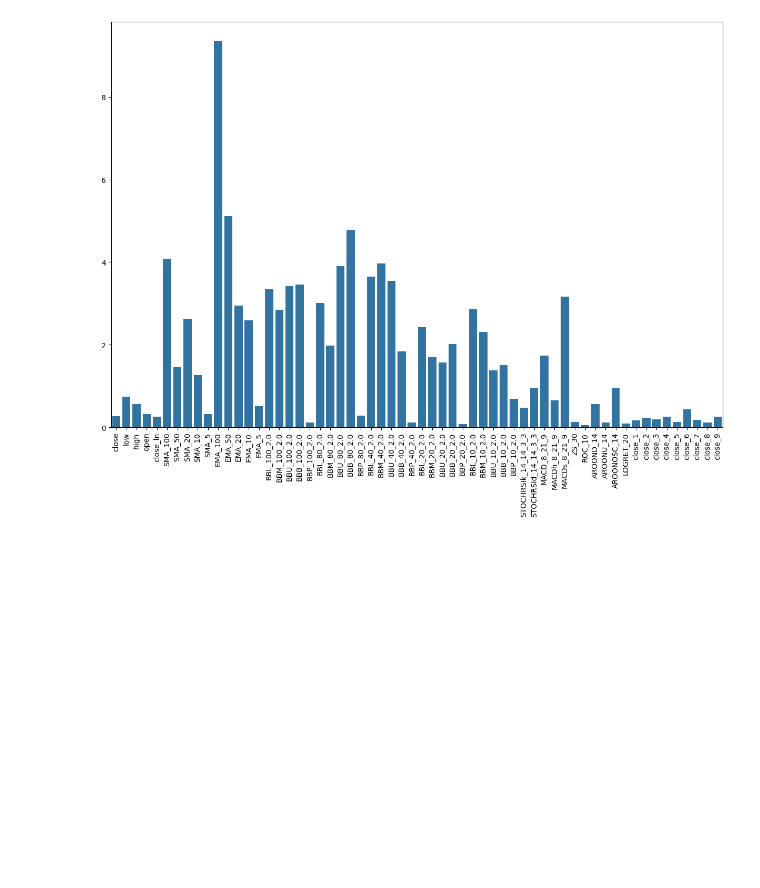
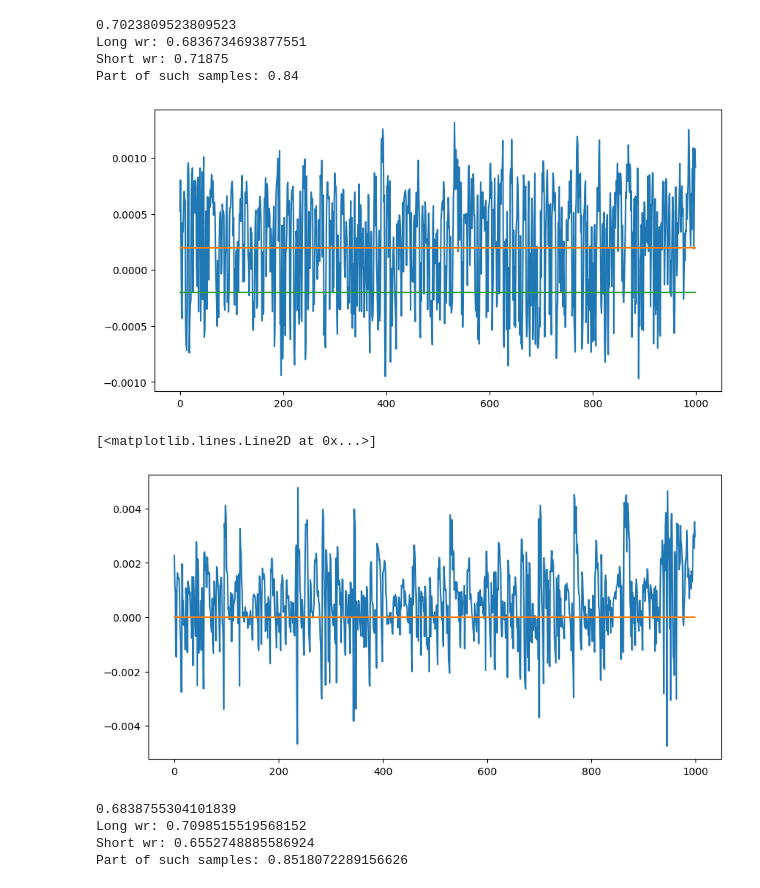
Before and after one commit to Makarov-IA/Projects, a Jupyter notebook: Crypto_series_analysis.ipynb, the cells around one changed output. Saved outputs shown, nothing was run; the diff lists cells and outputs as text; code cells hidden in the pictures; blank space fills up the shorter version.

```diff
--- a/Crypto_series_analysis.ipynb
+++ b/Crypto_series_analysis.ipynb
@@ -117,3 +145 @@ df
-# %%
-df.index = range(0, df.shape[0])
 # %%
@@ -227,8 +250,0 @@ model = CatBoostRegressor(n_estimators=3000, feature_border_type="Uniform", use_
-# %%
-X, y, features_names = make_data(data, pred=15)
-y_copy = y.copy()
-X_train, X_test, y_train, y_test = train_test_split(X,y_copy, test_size=0.2, shuffle=False, random_state=42)
-X_train, X_val, y_train, y_val = train_test_split(X_train,y_train, test_size=0.2, shuffle=False, random_state=42)
-model = CatBoostRegressor(bootstrap_type="No", n_estimators=3000, feature_border_type="Uniform", use_best_model=True, border_count=16*254, loss_function="MAE", grow_policy="Depthwise", random_state=42, min_data_in_leaf=10, early_stopping_rounds = 10)
-model.fit(X_train, y_train, eval_set = (X_val, y_val))
-model.set_feature_names(features_names)
@@ -236,0 +255,18 @@ KeyboardInterrupt:
+# %%
+def train_reg(X,y,features_names):
+    X_train, X_test, y_train, y_test = train_test_split(X,y, test_size=0.2, shuffle=False, random_state=42)
+    X_train, X_val, y_train, y_val = train_test_split(X_train,y_train, test_size=0.2, shuffle=False, random_state=42)
+    boost = CatBoostRegressor(loss_function="MAE", random_strength=3.0, early_stopping_rounds=30,iterations=1000, use_best_model=True, score_function="L2", grow_policy="Lossguide", l2_leaf_reg=2, min_data_in_leaf=10)
+    boost.fit(X_train, y_train, eval_set=(X_val, y_val))
+    boost.set_feature_names(features_names)
+    pred = boost.predict(X_val)
+    p,q = 0, 10
+    print((np.sign(pred.reshape(-1)[(abs(pred)>p) & (abs(pred) < q)]) == np.sign(y_val.reshape(-1)[(abs(pred)>p) & (abs(pred) < q)])).mean())
+    print("Long wr:", (np.sign(pred.reshape(-1)[((pred)>p) & ((pred) < q)]) == np.sign(y_val.reshape(-1)[((pred)>p) & ((pred) < q)])).mean())
+    print("Short wr:", (np.sign(pred.reshape(-1)[((pred)<-p) & ((pred) > -q)]) == np.sign(y_val.reshape(-1)[((pred)<-p) & ((pred) > -q)])).mean())
+    print("Part of such samples:", ((abs(pred)>p) & (abs(pred) < q)).mean())
+    print("Part of long samples:", ((pred>p) & (pred < q)).mean())
+    print("Part of short samples:", ((pred<-p) & (pred >- q)).mean())
+    return boost
+# %%
+boost = train_reg(*make_data(data))
@@ -294,11 +303,40 @@ Part of such samples: 0.0887
-# %%
-d = model.feature_importances_
-plt.figure(figsize=(15,10))
-sns.barplot(data=pd.Series(data=d,index=features_names))
-ticks = plt.xticks(rotation=90)
-plt.show()
-# %% [output]
-[figure, removed]
 # %%
 X_test = X
 y_test = y
+# %%
+end = 1000
+start = 0
+pred = boost.predict(X_test[start:end])
+p,q = 0.0002, 1
+print((np.sign(pred.reshape(-1)[(abs(pred)>p) & (abs(pred) < q)]) == np.sign(y_test[start:end].reshape(-1)[(abs(pred)>p) & (abs(pred) < q)])).mean())
+print("Long wr:", (np.sign(pred.reshape(-1)[((pred)>p) & ((pred) < q)]) == np.sign(y_test[start:end].reshape(-1)[((pred)>p) & ((pred) < q)])).mean())
+print("Short wr:", (np.sign(pred.reshape(-1)[((pred)<-p) & ((pred) > -q)]) == np.sign(y_test[start:end].reshape(-1)[((pred)<-p) & ((pred) > -q)])).mean())
+print("Part of such samples:", ((abs(pred)>p) & (abs(pred) < q)).mean())
+plt.figure(figsize=(10,5))
+plt.plot(range(end-start), (pred)*np.sign(y_test[start:end]))
+plt.plot(range(end-start), [p]*(end-start))
+plt.plot(range(end-start), [-p]*(end-start))
+plt.show()
+plt.figure(figsize=(10,5))
+plt.plot(range(end-start), np.sign(pred)*(y_test[start:end]))
+plt.plot(range(end-start), [0]*(end-start))
+# %% [output]
+0.7023809523809523
+Long wr: 0.6836734693877551
+Short wr: 0.71875
+Part of such samples: 0.84
+[figure, added]
+[<matplotlib.lines.Line2D at 0x...>]
+[figure, added]
+# %%
+pred = boost.predict(X_val)
+p,q = 0.0002, 1
+print((np.sign(pred.reshape(-1)[(abs(pred)>p) & (abs(pred) < q)]) == np.sign(y_val.reshape(-1)[(abs(pred)>p) & (abs(pred) < q)])).mean())
+print("Long wr:", (np.sign(pred.reshape(-1)[((pred)>p) & ((pred) < q)]) == np.sign(y_val.reshape(-1)[((pred)>p) & ((pred) < q)])).mean())
+print("Short wr:", (np.sign(pred.reshape(-1)[((pred)<-p) & ((pred) > -q)]) == np.sign(y_val.reshape(-1)[((pred)<-p) & ((pred) > -q)])).mean())
+print("Part of such samples:", ((abs(pred)>p) & (abs(pred) < q)).mean())
+# %% [output]
+0.6838755304101839
+Long wr: 0.7098515519568152
+Short wr: 0.6552748885586924
+Part of such samples: 0.8518072289156626
```
Also changed, not shown: parts of 40 cells of this notebook.
